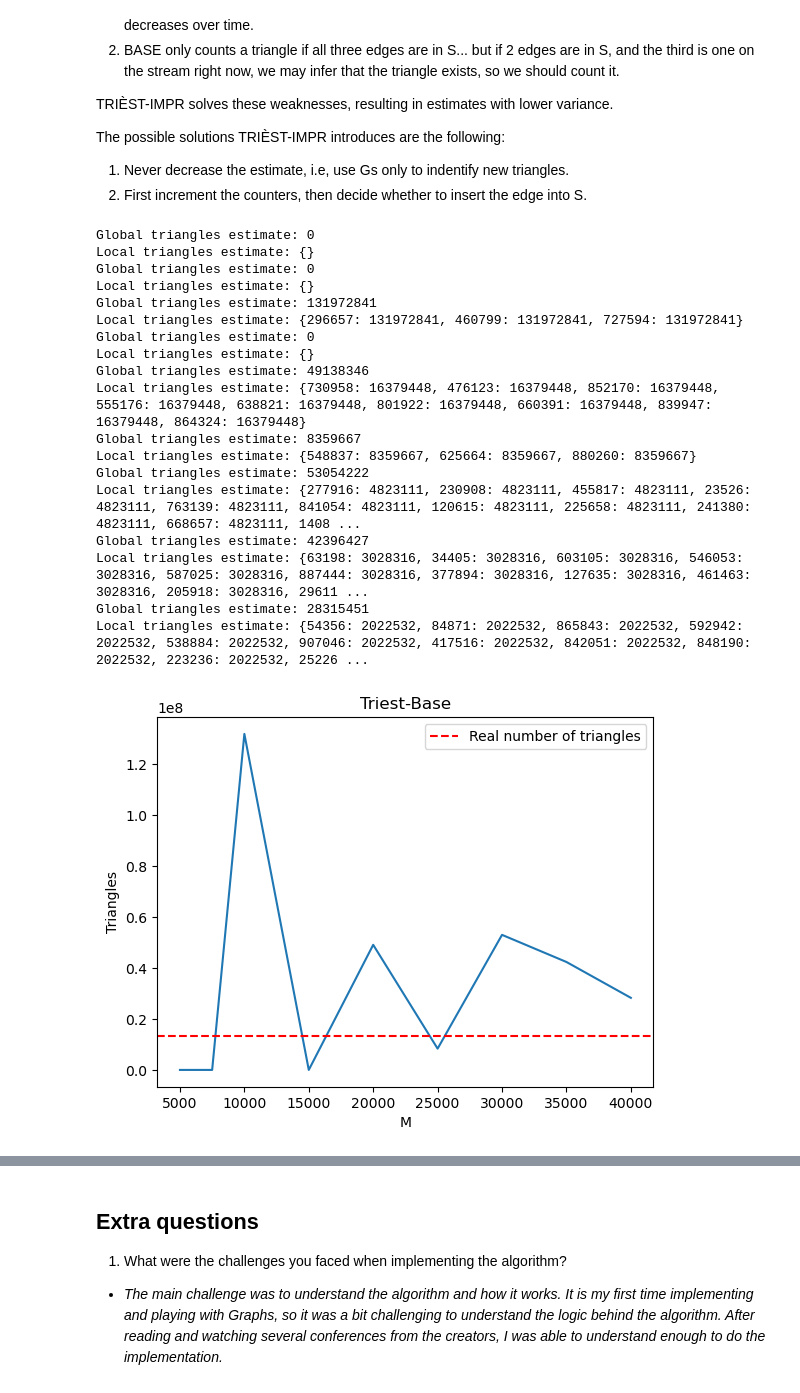
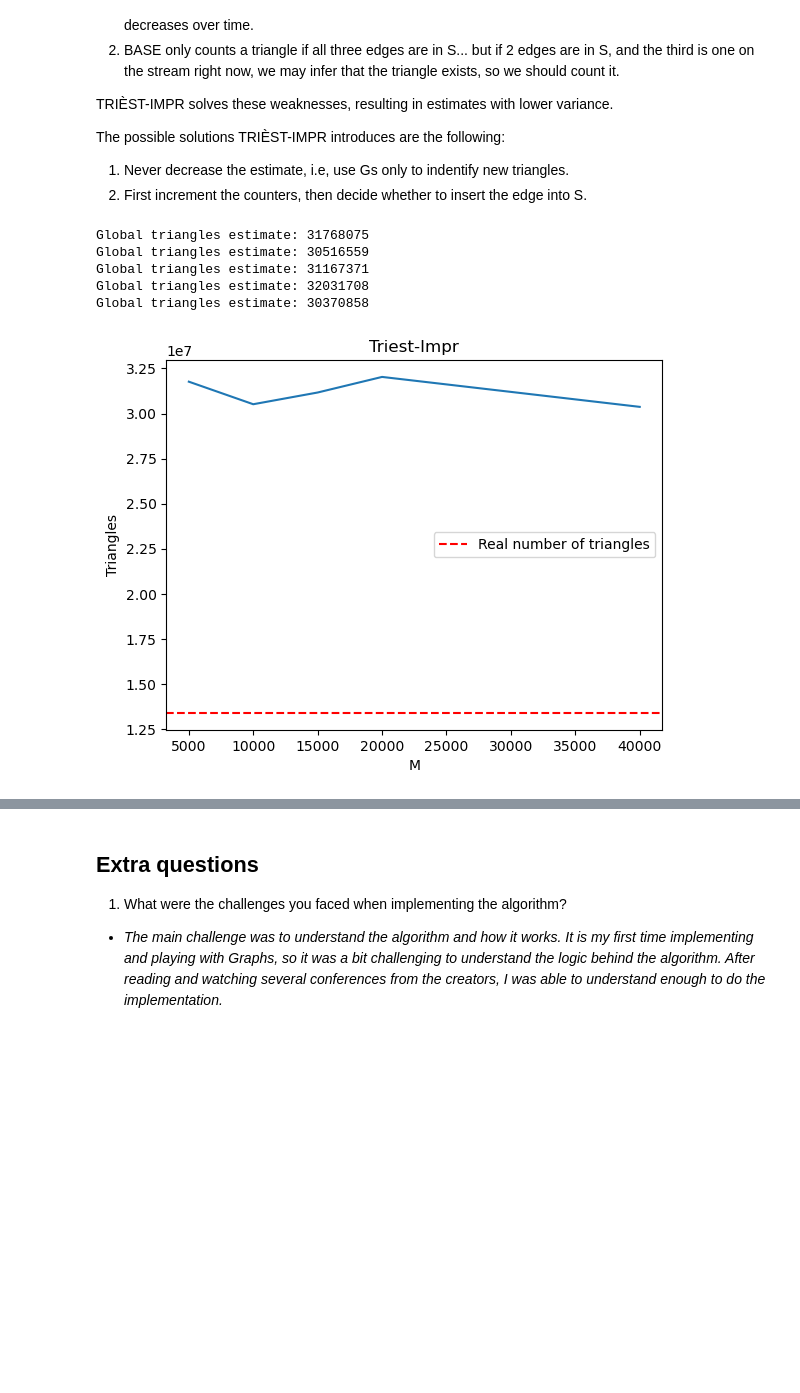
Before and after one commit to alinakhan5768/ID2222, a Jupyter notebook: hw3/homework3.ipynb, the cells around one changed output, grey strips where cells are left out. Cells and saved outputs as stored; diff of their text form; code cells hidden in the pictures; blank space fills up the shorter version.

```diff
--- a/hw3/homework3.ipynb
+++ b/hw3/homework3.ipynb
@@ -13,7 +13,7 @@ import gzip
 
 edges: list[tuple[int, int]] = []
 
-with gzip.open('datasets/web-NotreDame.txt.gz', 'rb') as f:
+with gzip.open('datasets/web-Google.txt.gz', 'rb') as f:
     for line in f:
         words:list[str] = line.decode('utf-8').split()
         if words[0] == '#':
@@ -26,8 +26,8 @@ with gzip.open('datasets/web-NotreDame.txt.gz', 'rb') as f:
             src_node, dst_node = dst_node, src_node
         edges.append((src_node, dst_node))
 
-# real_number_of_triangles: int = 13391903 # Google
-real_number_of_triangles: int = 8910005 # NotreDame
+real_number_of_triangles: int = 13391903 # Google
+# real_number_of_triangles: int = 8910005 # NotreDame
 # %% [markdown]
 Before starting implementing our first algorithm, the TRIÈST-BASE, we need to create a class which will be helpful to generate the subgraphs for the TRIÈST. The idea of TRIÈST is to create a subgraph, and create the estimator based on the subgraph. The subgraph is created by sampling the edges of the graph.
 # %%
@@ -143,7 +143,7 @@ class TriestBase:
     def compute_eta(self, t: int) -> float:
         return max(1, t*(t-1)*(t-2) / (self.reservoir_size*(self.reservoir_size-1)*(self.reservoir_size-2)))
 
-    def algorithm(self, edges: list[tuple[int, int]]) -> int:
+    def run(self, edges: list[tuple[int, int]]) -> int:
         t: int = 0
 
         for edge in edges:
@@ -160,32 +160,32 @@ class TriestBase:
 
         print(f'Global triangles estimate: {global_triangles}')
         local_triangles = {node: int(eta * counter) for node, counter in self.local_counters.items()}
-        print(f'Local triangles estimate: {local_triangles}')
+        # print(f'Local triangles estimate: {local_triangles}')
 
         return global_triangles
 # %%
 import matplotlib.pyplot as plt
 from datetime import datetime
 
-m_values: list[int] = [5000, 7500, 10000, 15000, 20000, 25000, 30000, 35000, 40000]
-global_triangle_estimates: list[int] = []
-timings: list[datetime] = []
+m_values: list[int] = [5000, 10000, 15000, 20000, 40000]
+global_triangle_estimates_base: list[int] = []
+timings_base: list[datetime] = []
 
 for m in m_values:
     start_time: datetime = datetime.now()
     triest = TriestBase(m)
-    global_triangle_estimates.append(triest.algorithm(edges))
-    timings.append(datetime.now() - start_time)
+    global_triangle_estimates_base.append(triest.run(edges))
+    timings_base.append(datetime.now() - start_time)
 
 plt.title('Triest-Base')
-plt.plot(m_values, global_triangle_estimates)
+plt.plot(m_values, global_triangle_estimates_base)
 plt.xlabel('M'); plt.ylabel('Triangles')
 plt.axhline(real_number_of_triangles, linestyle='--', color='r', label='Real number of triangles')
 plt.legend()
 plt.show()
 
 plt.title('Triest-Base')
-plt.plot(m_values, [t.total_seconds() for t in timings])
+plt.plot(m_values, [t.total_seconds() for t in timings_base])
 plt.xlabel('M'); plt.ylabel('Time (seconds)')
 plt.show()
 # %% [output]
@@ -265,7 +255,7 @@ class TriestImpr:
     def compute_eta(self, t: int) -> float:
         return max(1, (t-1)*(t-2) / (self.reservoir_size*(self.reservoir_size-1)))
 
-    def algorithm(self, edges: list[tuple[int, int]]) -> int:
+    def run(self, edges: list[tuple[int, int]]) -> int:
         t: int = 0
 
         for edge in edges:
@@ -281,48 +271,34 @@ class TriestImpr:
 
         print(f'Global triangles estimate: {global_triangles}')
         local_triangles = {node: int(counter) for node, counter in self.local_counters.items()}
-        print(f'Local triangles estimate: {local_triangles}')
+        # print(f'Local triangles estimate: {local_triangles}')
 
         return global_triangles
 # %%
-m_values: list[int] = [5000, 7500, 10000, 15000, 20000, 25000, 30000, 35000, 40000]
-global_triangle_estimates: list[int] = []
-timings: list[datetime] = []
+global_triangle_estimates_impr: list[int] = []
+timings_impr: list[datetime] = []
 
 for m in m_values:
     start_time: datetime = datetime.now()
-    triest = TriestBase(m)
-    global_triangle_estimates.append(triest.algorithm(edges))
-    timings.append(datetime.now() - start_time)
+    triest = TriestImpr(m)
+    global_triangle_estimates_impr.append(triest.run(edges))
+    timings_impr.append(datetime.now() - start_time)
 
 plt.title('Triest-Impr')
-plt.plot(m_values, global_triangle_estimates)
+plt.plot(m_values, global_triangle_estimates_impr)
 plt.xlabel('M'); plt.ylabel('Triangles')
 plt.axhline(real_number_of_triangles, linestyle='--', color='r', label='Real number of triangles')
 plt.legend()
 plt.show()
 
 plt.title('Triest-Impr')
-plt.plot(m_values, [t.total_seconds() for t in timings])
+plt.plot(m_values, [t.total_seconds() for t in timings_impr])
 plt.xlabel('M'); plt.ylabel('Time (seconds)')
 plt.show()
 # %% [output]
-Global triangles estimate: 0
-Local triangles estimate: {}
-Global triangles estimate: 0
-Local triangles estimate: {}
-Global triangles estimate: 131972841
-Local triangles estimate: {296657: 131972841, 460799: 131972841, 727594: 131972841}
-Global triangles estimate: 0
-Local triangles estimate: {}
-Global triangles estimate: 49138346
-Local triangles estimate: {730958: 16379448, 476123: 16379448, 852170: 16379448, 555176: 16379448, 638821: 16379448, 801922: 16379448, 660391: 16379448, 839947: 16379448, 864324: 16379448}
-Global triangles estimate: 8359667
-Local triangles estimate: {548837: 8359667, 625664: 8359667, 880260: 8359667}
-Global triangles estimate: 53054222
-Local triangles estimate: {277916: 4823111, 230908: 4823111, 455817: 4823111, 23526: 4823111, 763139: 4823111, 841054: 4823111, 120615: 4823111, 225658: 4823111, 241380: 4823111, 668657: 4823111, 1408 ...
-Global triangles estimate: 42396427
-Local triangles estimate: {63198: 3028316, 34405: 3028316, 603105: 3028316, 546053: 3028316, 587025: 3028316, 887444: 3028316, 377894: 3028316, 127635: 3028316, 461463: 3028316, 205918: 3028316, 29611 ...
-Global triangles estimate: 28315451
-Local triangles estimate: {54356: 2022532, 84871: 2022532, 865843: 2022532, 592942: 2022532, 538884: 2022532, 907046: 2022532, 417516: 2022532, 842051: 2022532, 848190: 2022532, 223236: 2022532, 25226 ...
+Global triangles estimate: 31768075
+Global triangles estimate: 30516559
+Global triangles estimate: 31167371
+Global triangles estimate: 32031708
+Global triangles estimate: 30370858
-[figure, old version]
+[figure, new version]
```
Also changed, not shown: parts of 3 cells of this notebook, 2 other files.
